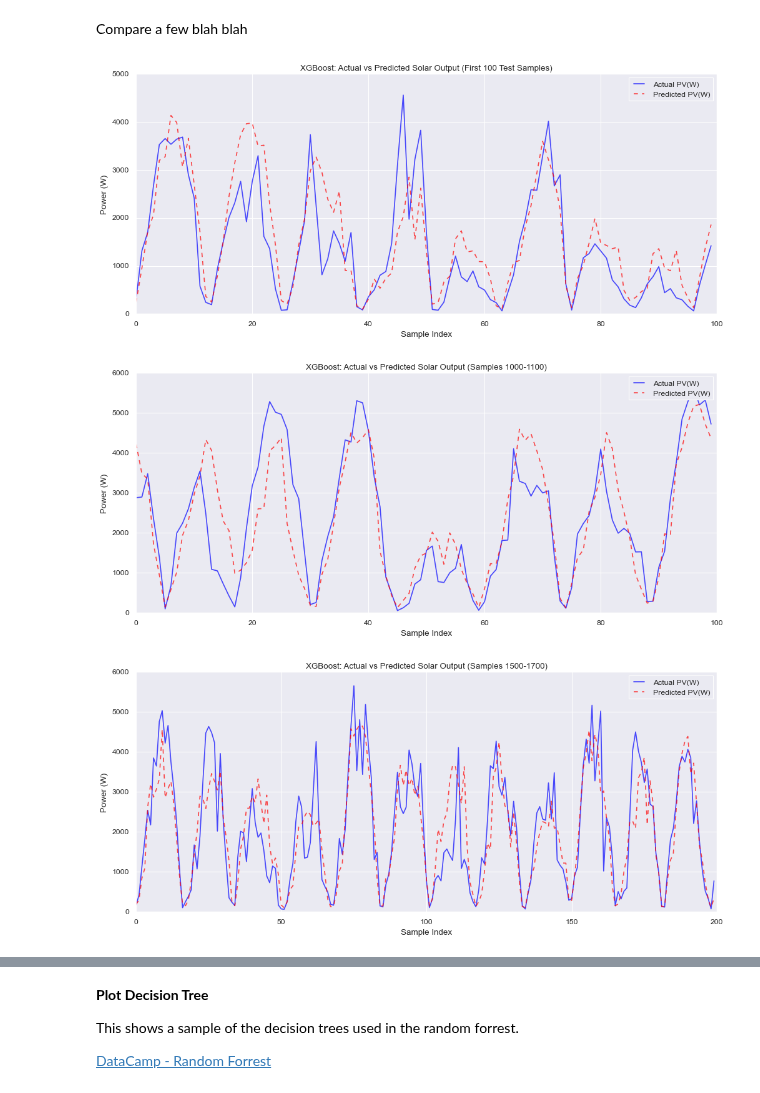
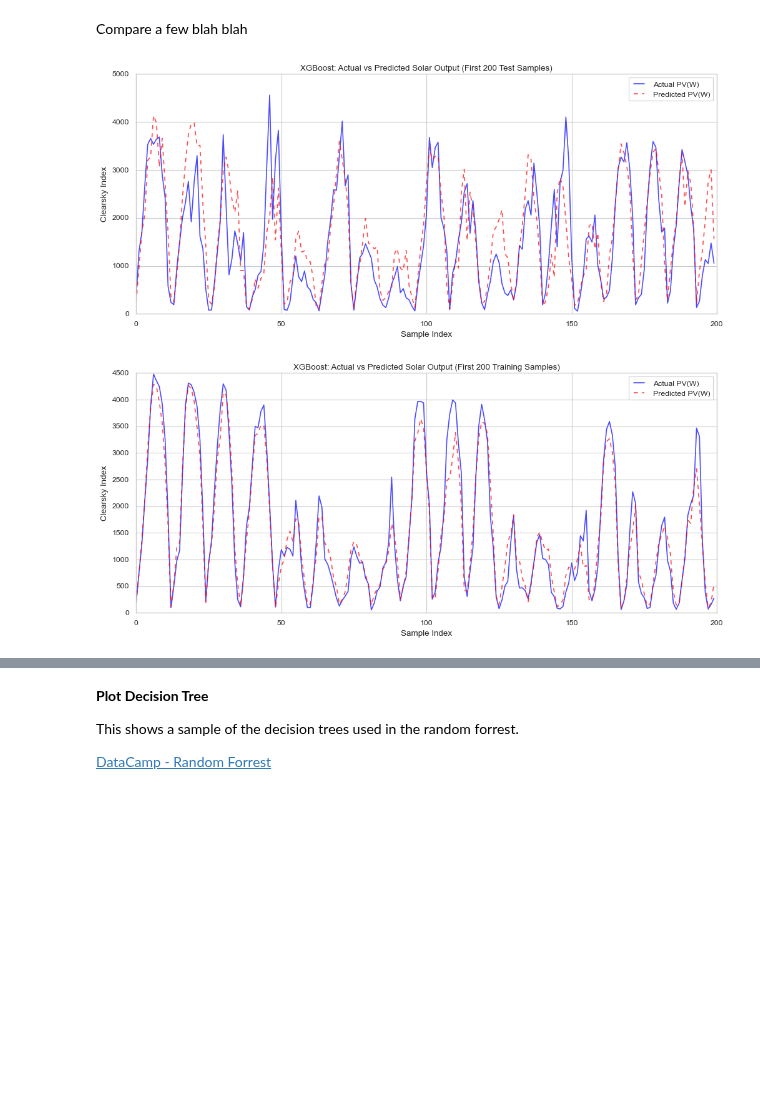
Before and after one commit to clydewatts1/PFDA-programming-for-data-analytics, a Jupyter notebook: big_project/big_project.ipynb, the cells around one changed output, grey strips where cells are left out. Cells and saved outputs as stored; diff of their text form; code cells hidden in the pictures; blank space fills up the shorter version.

```diff
--- a/big_project/big_project.ipynb
+++ b/big_project/big_project.ipynb
@@ -2274,6 +2275,11 @@ print("Number of rows after removing night time data in PV(W):", len(df_merge_ho
 print("Dataframe shape after removing night time data in PV(W):", df_merge_hourly.shape)
 # create an alterative target clearsky index
 df_merge_hourly['Clearsky_Index'] = df_merge_hourly['PV(W)'] / df_merge_hourly['Total_Power_ClearSky_Output(W)']
+# This is alternative target error in power output calculation - the model has to predict the error
+# May be used in KAN model to predict the error and then correct the power output
+df_merge_hourly['PW(W)_error'] = df_merge_hourly['PV(W)'] - df_merge_hourly['Total_Power_Output(W)']
+# Error Index
+df_merge_hourly['PW(W)_error_index'] = df_merge_hourly['PW(W)_error'] / df_merge_hourly['Total_Power_ClearSky_Output(W)']
 # create new measure wind cooling
 df_merge_hourly['Wind Cooling'] = df_merge_hourly['Temperature(C)'] * df_merge_hourly['Wind Speed(m/s)']
 # %% [output]
@@ -2535,12 +2698,15 @@ This plots the riduals ( actual - predicted) against actual. The shape is Hetero
 # plot residuals
 import matplotlib.pyplot as plt
 plt.figure(figsize=(10,6))
-plt.scatter(y_test, y_test - y_test_pred, color='blue', label='Test Data', alpha=0.5)
-plt.scatter(y_train, y_train - y_train_pred, color='green', label='Train Data', alpha=0.5)
+# use sns scatter plot to show residuals
+sns.set_style("whitegrid")
+sns.scatterplot(x=y_test_pvw, y=y_test_pvw - y_test_pred_pvw, color='blue', label='Test Data', alpha=0.5 )
+sns.scatterplot(x=y_train_pvw, y=y_train_pvw - y_train_pred_pvw, color='green', label='Train Data', alpha=0.5)
 plt.axhline(y=0, color='red', linestyle='--')
 plt.title('Residuals vs Actual PV(W)')
 plt.xlabel('Actual PV(W)')
 plt.ylabel('Residuals (Actual - Predicted)')
 plt.legend()
+plt.tight_layout()
 plt.show()
 # %% [output]
@@ -2628,30 +2794,23 @@ plt.show()
 Compare a few blah blah
 # %%
 plt.figure(figsize=(15, 6))
-plt.plot(y_test.values[:100], label='Actual PV(W)', color='blue', alpha=0.7)
-plt.plot(y_test_pred[:100], label='Predicted PV(W)', color='red', linestyle='--', alpha=0.7)
-plt.title('XGBoost: Actual vs Predicted Solar Output (First 100 Test Samples)')
+
+plt.plot(y_test_pvw.values[:200], label=f'Actual ' + target_col, color='blue', alpha=0.7)
+plt.plot(y_test_pred_pvw[:200], label='Predicted ' + target_col, color='red', linestyle='--', alpha=0.7)
+plt.title('XGBoost: Actual vs Predicted Solar Output (First 200 Test Samples)')
 plt.xlabel('Sample Index')
-plt.ylabel('Power (W)')
+plt.ylabel('Clearsky Index')
 plt.legend()
 plt.show()
 plt.figure(figsize=(15, 6))
-plt.plot(y_test.values[1000:1100], label='Actual PV(W)', color='blue', alpha=0.7)
-plt.plot(y_test_pred[1000:1100], label='Predicted PV(W)', color='red', linestyle='--', alpha=0.7)
-plt.title('XGBoost: Actual vs Predicted Solar Output (Samples 1000-1100)')
+
+plt.plot(y_train_pvw.values[:200], label=f'Actual ' + target_col, color='blue', alpha=0.7)
+plt.plot(y_train_pred_pvw[:200], label='Predicted ' + target_col, color='red', linestyle='--', alpha=0.7)
+plt.title('XGBoost: Actual vs Predicted Solar Output (First 200 Training Samples)')
 plt.xlabel('Sample Index')
-plt.ylabel('Power (W)')
+plt.ylabel('Clearsky Index')
 plt.legend()
 plt.show()
-plt.figure(figsize=(15, 6))
-plt.plot(y_test.values[1500:1700], label='Actual PV(W)', color='blue', alpha=0.7)
-plt.plot(y_test_pred[1500:1700], label='Predicted PV(W)', color='red', linestyle='--', alpha=0.7)
-plt.title('XGBoost: Actual vs Predicted Solar Output (Samples 1500-1700)')
-plt.xlabel('Sample Index')
-plt.ylabel('Power (W)')
-plt.legend()
-plt.show()
 # %% [output]
-[figure, old version]
+[figure, new version]
-[figure, old version]
+[figure, new version]
-[figure, removed]
```
Also changed, not shown: parts of 22 cells of this notebook, 9 other files.
